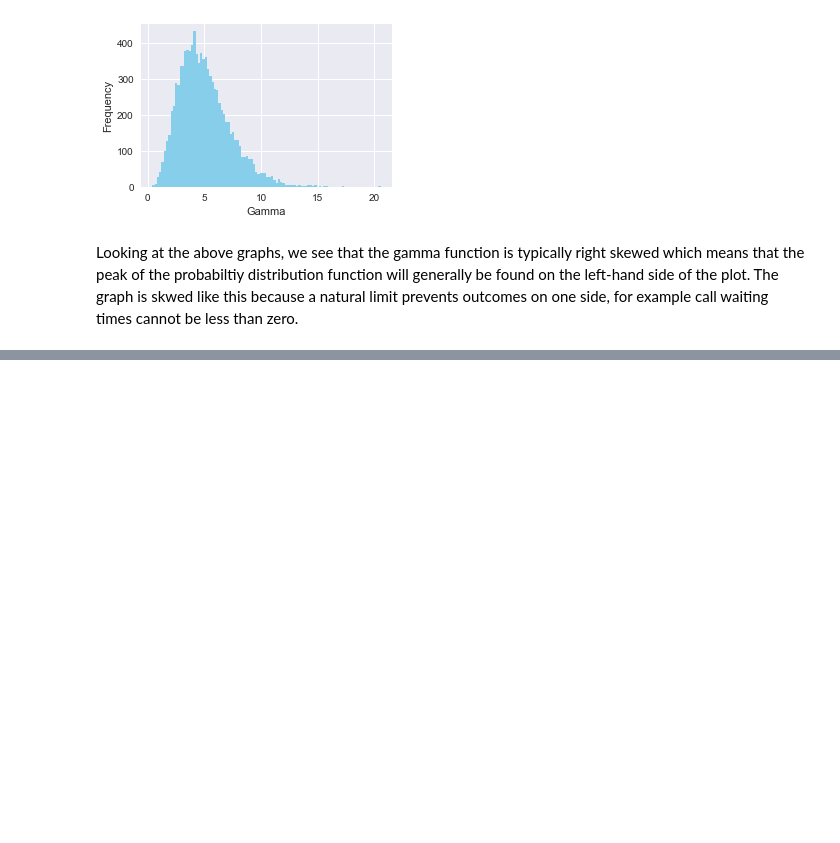
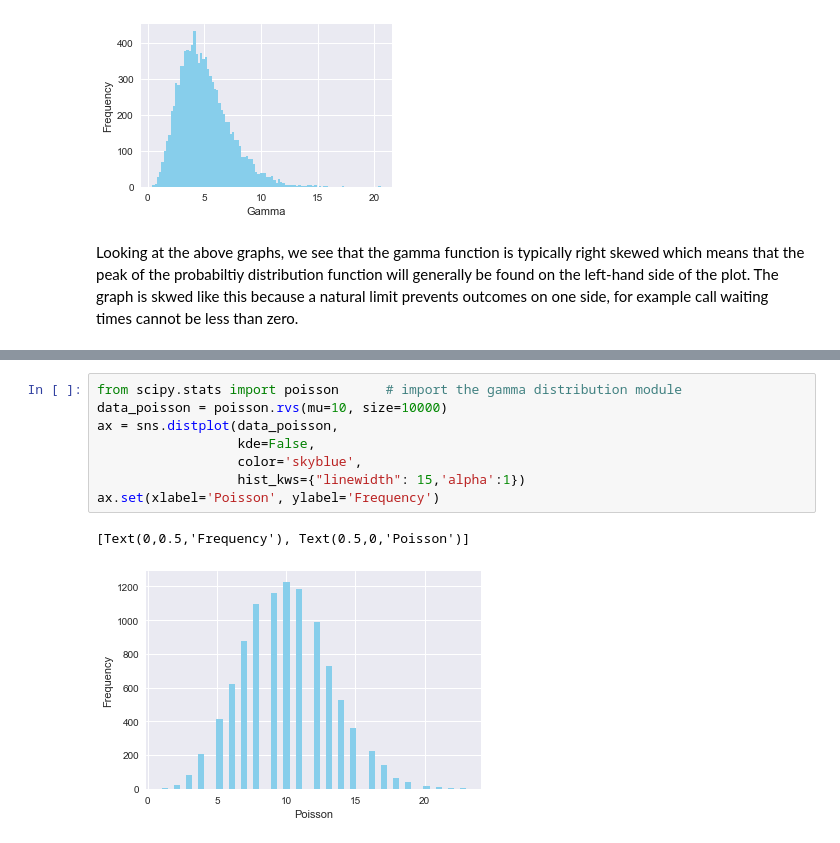
Before and after one commit to TommyVaughan/numpy-random, a Jupyter notebook: numpy-random.ipynb, the cells around one changed output, grey strips where cells are left out. Cells and saved outputs as stored; diff of their text form; blank space fills up the shorter version.

```diff
--- a/numpy-random.ipynb
+++ b/numpy-random.ipynb
@@ -294,0 +343,11 @@ Looking at the above graphs, we see that the gamma function is typically right s
+# %%
+from scipy.stats import poisson      # import the gamma distribution module
+data_poisson = poisson.rvs(mu=10, size=10000)
+ax = sns.distplot(data_poisson,
+                  kde=False,
+                  color='skyblue',
+                  hist_kws={"linewidth": 15,'alpha':1})
+ax.set(xlabel='Poisson', ylabel='Frequency')
+# %% [output]
+[Text(0,0.5,'Frequency'), Text(0.5,0,'Poisson')]
+[figure, added]
```
Also changed, not shown: parts of 7 cells of this notebook.
